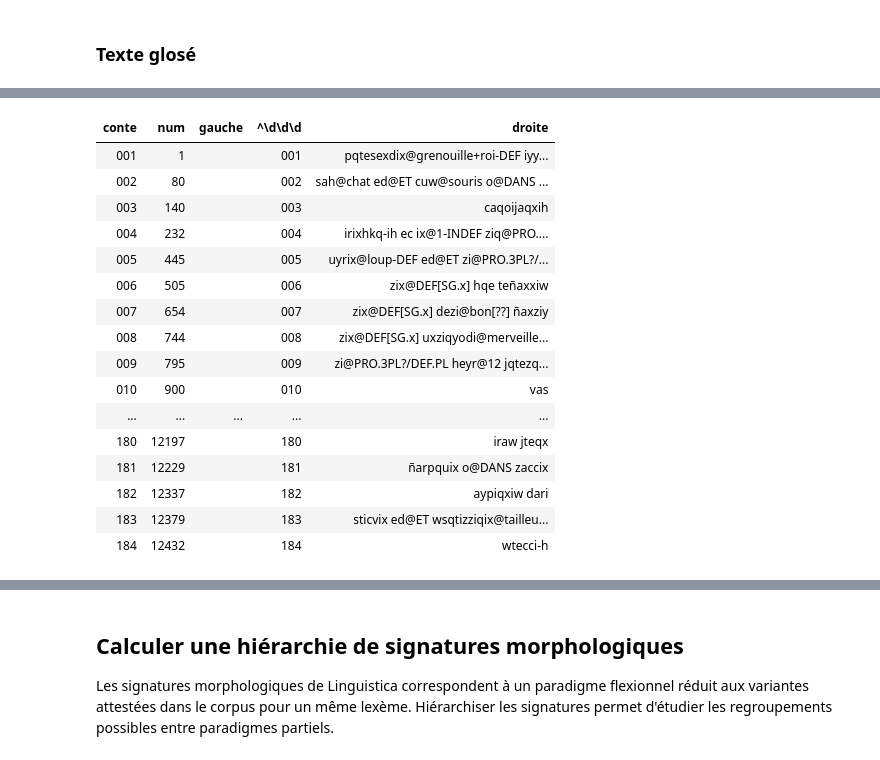
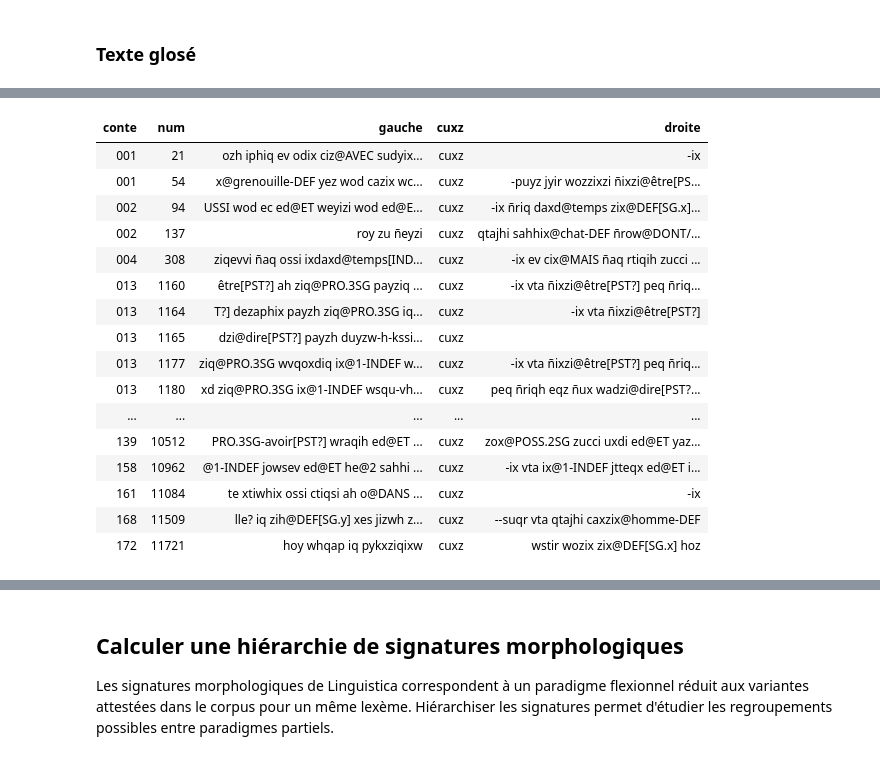
Before and after one commit to gboye/Divers, a Jupyter notebook: COW/Charabia-Linguistica-Décodage.ipynb, the cells around one changed output, grey strips where cells are left out. Drawn from its saved outputs; the diff is of its cells as text; code cells hidden in the pictures.

```diff
--- a/COW/Charabia-Linguistica-Décodage.ipynb
+++ b/COW/Charabia-Linguistica-Décodage.ipynb
@@ -516,20 +540,20 @@ displayGlossConcordance(u" ñtixziq",50)
-# %%
-displayGlossConcordance(u"^\d\d\d ",80)
-# %% [output]
-| conte | num | gauche | ^\d\d\d | droite |
-| 001 | 1 |  | 001 | pqtesexdix@grenouille+roi-DEF iyy... |
-| 002 | 80 |  | 002 | sah@chat ed@ET cuw@souris o@DANS ... |
-| 003 | 140 |  | 003 | caqoijaqxih |
-| 004 | 232 |  | 004 | irixhkq-ih ec ix@1-INDEF ziq@PRO.... |
-| 005 | 445 |  | 005 | uyrix@loup-DEF ed@ET zi@PRO.3PL?/... |
-| 006 | 505 |  | 006 | zix@DEF[SG.x] hqe teñaxxiw |
-| 007 | 654 |  | 007 | zix@DEF[SG.x] dezi@bon[??] ñaxziy |
-| 008 | 744 |  | 008 | zix@DEF[SG.x] uxziqyodi@merveille... |
-| 009 | 795 |  | 009 | zi@PRO.3PL?/DEF.PL heyr@12 jqtezq... |
-| 010 | 900 |  | 010 | vas |
-| ... | ... | ... | ... | ... |
-| 180 | 12197 |  | 180 | iraw jteqx |
-| 181 | 12229 |  | 181 | ñarpquix o@DANS zaccix |
-| 182 | 12337 |  | 182 | aypiqxiw dari |
-| 183 | 12379 |  | 183 | sticvix ed@ET wsqtizziqix@tailleu... |
-| 184 | 12432 |  | 184 | wtecci-h |
+# %%
+displayGlossConcordance(u" cuxz",50)
+# %% [output]
+| conte | num | gauche | cuxz | droite |
+| 001 | 21 | ozh iphiq ev odix ciz@AVEC sudyix... | cuxz | -ix |
+| 001 | 54 | x@grenouille-DEF yez wod cazix wc... | cuxz | -puyz jyir wozzixzi ñixzi@être[PS... |
+| 002 | 94 | USSI wod ec ed@ET weyizi wod ed@E... | cuxz | -ix ñriq daxd@temps zix@DEF[SG.x]... |
+| 002 | 137 | roy zu ñeyzi | cuxz | qtajhi sahhix@chat-DEF ñrow@DONT/... |
+| 004 | 308 | ziqevvi ñaq ossi ixdaxd@temps[IND... | cuxz | -ix ev cix@MAIS ñaq rtiqih zucci ... |
+| 013 | 1160 | être[PST?] ah ziq@PRO.3SG payziq ... | cuxz | -ix vta ñixzi@être[PST?] peq ñriq... |
+| 013 | 1164 | T?] dezaphix payzh ziq@PRO.3SG iq... | cuxz | -ix vta ñixzi@être[PST?] |
+| 013 | 1165 | dzi@dire[PST?] payzh duyzw-h-kssi... | cuxz |  |
+| 013 | 1177 | ziq@PRO.3SG wvqoxdiq ix@1-INDEF w... | cuxz | -ix vta ñixzi@être[PST?] peq ñriq... |
+| 013 | 1180 | xd ziq@PRO.3SG ix@1-INDEF wsqu-vh... | cuxz | peq ñriqh eqz ñux wadzi@dire[PST?... |
+| ... | ... | ... | ... | ... |
+| 139 | 10512 | PRO.3SG-avoir[PST?] wraqih ed@ET ... | cuxz | zox@POSS.2SG zucci uxdi ed@ET yaz... |
+| 158 | 10962 | @1-INDEF jowsev ed@ET he@2 sahhi ... | cuxz | -ix vta ix@1-INDEF jtteqx ed@ET i... |
+| 161 | 11084 | te xtiwhix ossi ctiqsi ah o@DANS ... | cuxz | -ix |
+| 168 | 11509 | lle? iq zih@DEF[SG.y] xes jizwh z... | cuxz | --suqr vta qtajhi caxzix@homme-DEF |
+| 172 | 11721 | hoy whqap iq pykxziqixw | cuxz | wstir wozix zix@DEF[SG.x] hoz |
```
Also changed, not shown: parts of 12 cells of this notebook.
